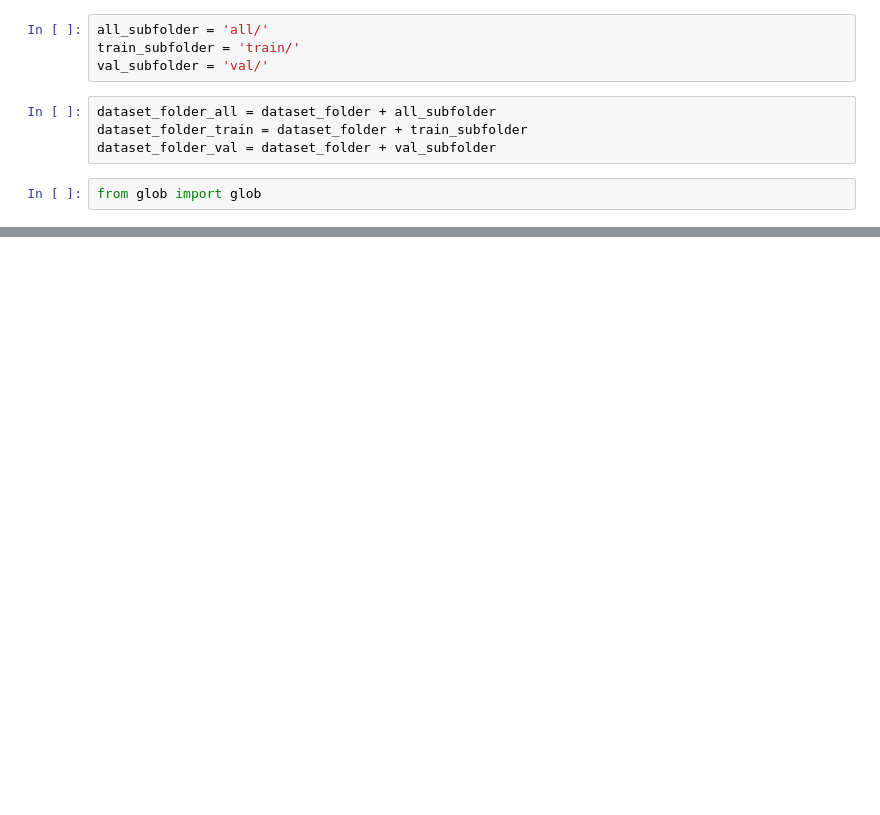
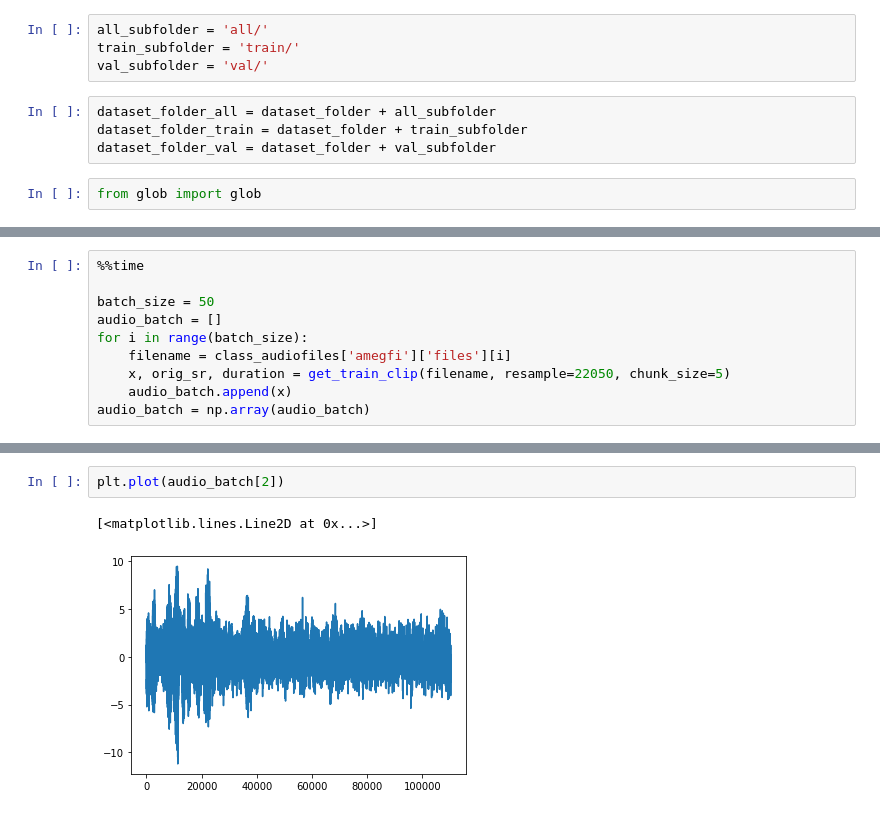
Before and after one commit to jganzabal/kaggle-birds, a Jupyter notebook: 01_Preprocess.ipynb, the cells around one changed output, grey strips where cells are left out. Drawn from its saved outputs; the diff is of its cells as text; blank space fills up the shorter version.

```diff
--- a/01_Preprocess.ipynb
+++ b/01_Preprocess.ipynb
@@ -170,0 +298,10 @@ len(glob(dataset_folder_all+'**/*', recursive=True))
+# %%
+%%time
+
+batch_size = 50
+audio_batch = []
+for i in range(batch_size):
+    filename = class_audiofiles['amegfi']['files'][i]
+    x, orig_sr, duration = get_train_clip(filename, resample=22050, chunk_size=5)
+    audio_batch.append(x)
+audio_batch = np.array(audio_batch)
@@ -170,0 +311,5 @@ len(glob(dataset_folder_all+'**/*', recursive=True))
+# %%
+plt.plot(audio_batch[2])
+# %% [output]
+[<matplotlib.lines.Line2D at 0x...>]
+[figure, added]
```
Also changed, not shown: parts of 46 cells of this notebook, 3 other files.
